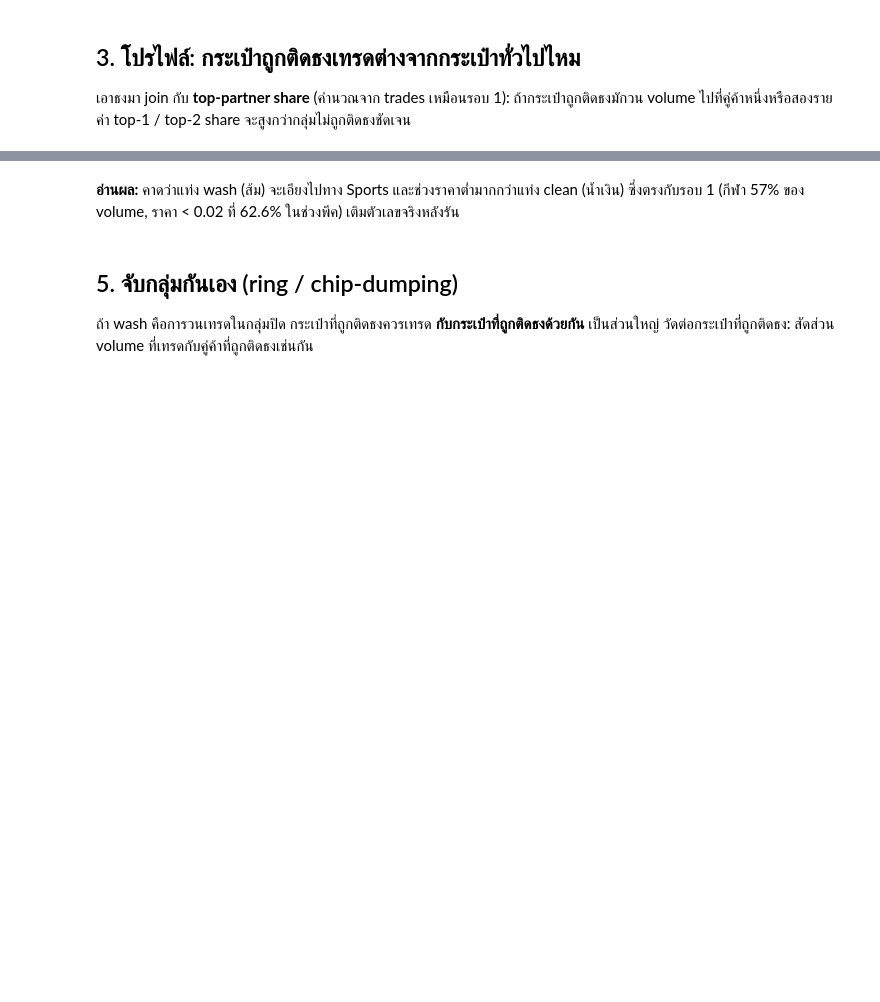
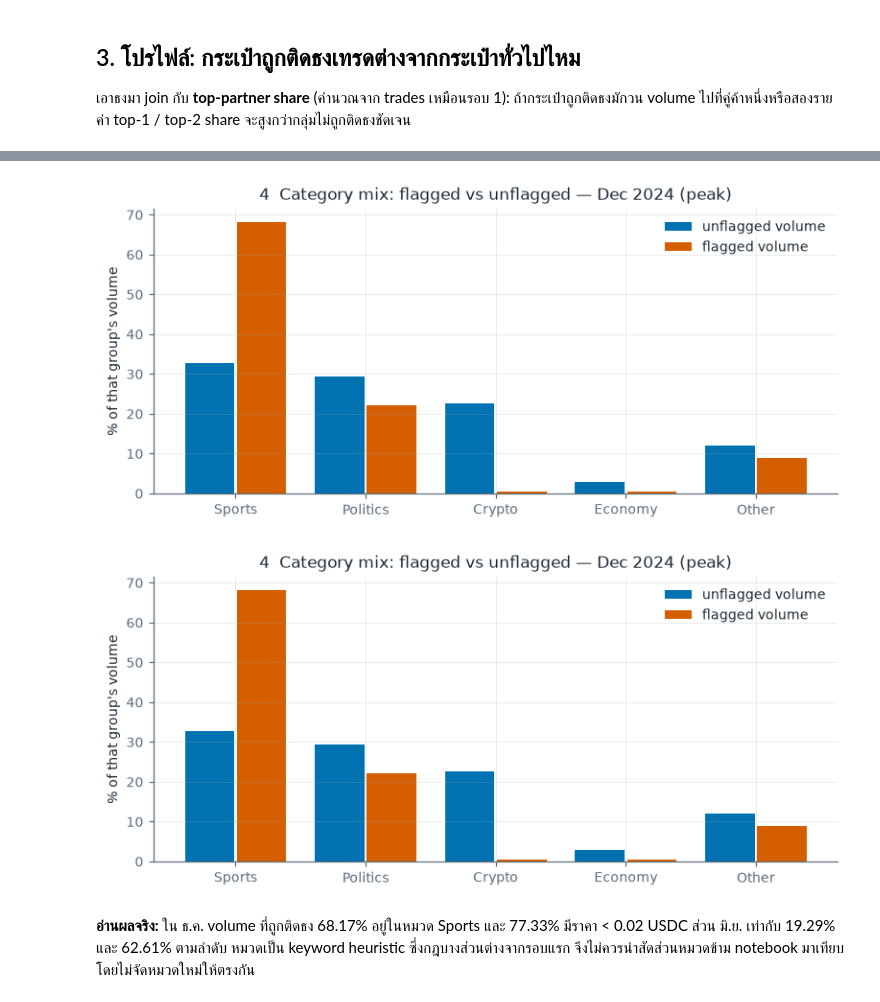
Before and after one commit to Xhazerie/polymarket-detecting-wash-trading, a Jupyter notebook: 03_Analytics/eda/eda_round2.ipynb, the cells around one changed output, grey strips where cells are left out. Cells and saved outputs as stored; diff of their text form; code cells hidden in the pictures; blank space fills up the shorter version.

```diff
--- a/03_Analytics/eda/eda_round2.ipynb
+++ b/03_Analytics/eda/eda_round2.ipynb
@@ -260,32 +300,29 @@ split["dec2024"]
 # %%
 # Category mix of wash vs clean volume (peak window) + low-price share of wash volume.
 w = "dec2024"
 s = split[w].set_index("category").reindex(CATS).fillna(0.0)
 wash_mix = 100 * s["wash_vol"] / s["wash_vol"].sum() if s["wash_vol"].sum() > 0 else s["wash_vol"] * 0
 clean_mix = 100 * s["clean_vol"] / s["clean_vol"].sum() if s["clean_vol"].sum() > 0 else s["clean_vol"] * 0
 
 fig, ax = plt.subplots(figsize=(7.2, 3.4))
 xpos = np.arange(len(CATS))
-ax.bar(xpos - 0.2, clean_mix, width=0.38, color=C_DATA, label="clean volume")
-ax.bar(xpos + 0.2, wash_mix, width=0.38, color=C_ALG, label="wash volume")
+ax.bar(xpos - 0.2, clean_mix, width=0.38, color=C_DATA, label="unflagged volume")
+ax.bar(xpos + 0.2, wash_mix, width=0.38, color=C_ALG, label="flagged volume")
 ax.set_xticks(xpos); ax.set_xticklabels(CATS)
-ax.set(ylabel="% of that group's volume", title=f"4  Category mix: wash vs clean — {WIN[w]['label']}")
+ax.set(ylabel="% of that group's volume", title=f"4  Category mix: flagged vs unflagged — {WIN[w]['label']}")
 ax.legend(frameon=False)
 save_fig(fig, "r2_03_category_price")
 
 for w in WIN:
     s = split[w]
     wv = s["wash_vol"].sum()
     record_stat(w, "pct_wash_volume_sports",
                 100 * s.loc[s["category"] == "Sports", "wash_vol"].sum() / wv if wv > 0 else 0.0)
     record_stat(w, "pct_wash_volume_price_lt_0.02",
                 100 * s["wash_vol_lowprice"].sum() / wv if wv > 0 else 0.0)
 fig
+# %% [output]
+[figure, added]
+[figure, added]
-# %% [markdown]
-**อ่านผล:** คาดว่าแท่ง wash (ส้ม) จะเอียงไปทาง Sports และช่วงราคาต่ำมากกว่าแท่ง clean (น้ำเงิน)
-ซึ่งตรงกับรอบ 1 (กีฬา 57% ของ volume, ราคา < 0.02 ที่ 62.6% ในช่วงพีค) เติมตัวเลขจริงหลังรัน
-# %% [markdown]
-## 5. จับกลุ่มกันเอง (ring / chip-dumping)
-
-ถ้า wash คือการวนเทรดในกลุ่มปิด กระเป๋าที่ถูกติดธงควรเทรด **กับกระเป๋าที่ถูกติดธงด้วยกัน** เป็นส่วนใหญ่
-วัดต่อกระเป๋าที่ถูกติดธง: สัดส่วน volume ที่เทรดกับคู่ค้าที่ถูกติดธงเช่นกัน
+# %% [markdown]
+**อ่านผลจริง:** ใน ธ.ค. volume ที่ถูกติดธง 68.17% อยู่ในหมวด Sports และ 77.33% มีราคา < 0.02 USDC ส่วน มิ.ย. เท่ากับ 19.29% และ 62.61% ตามลำดับ หมวดเป็น keyword heuristic ซึ่งกฎบางส่วนต่างจากรอบแรก จึงไม่ควรนำสัดส่วนหมวดข้าม notebook มาเทียบโดยไม่จัดหมวดใหม่ให้ตรงกัน
```
Also changed, not shown: parts of 23 cells of this notebook, 15 other files.
